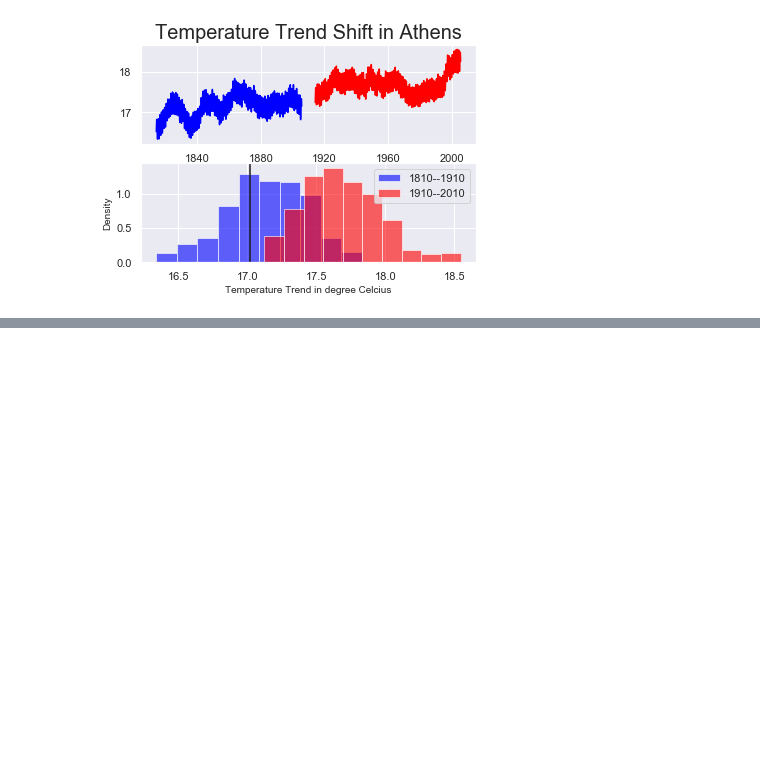
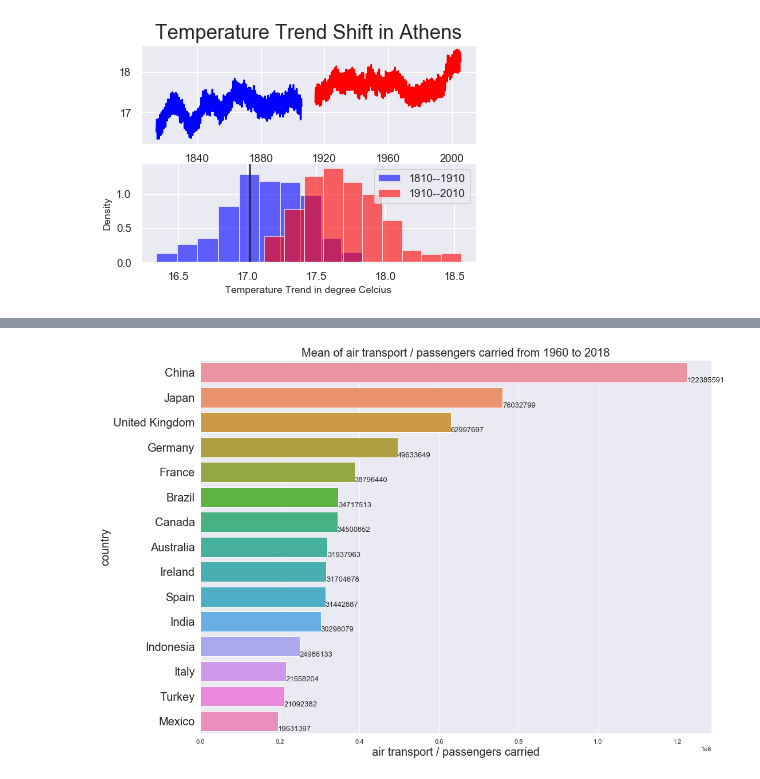
Before and after one commit to bijanfallah/Climate_Change_CIties_world, a Jupyter notebook: Climate_Change_plots.ipynb, the cells around one changed output, grey strips where cells are left out. Cells and saved outputs as stored; diff of their text form; code cells hidden in the pictures; blank space fills up the shorter version.

```diff
--- a/Climate_Change_plots.ipynb
+++ b/Climate_Change_plots.ipynb
@@ -833,0 +851,2 @@ this much of the recent climate is greater than the past climate :  0.9165971643
+# %%
+flight = pd.read_csv('API_IS/API_IS.AIR.PSGR_DS2_en_csv_v2_1120890.csv',sep=",", header=2)
@@ -833,0 +863,7 @@ this much of the recent climate is greater than the past climate :  0.9165971643
+# %%
+meann = np.nanmean(flight.iloc[:,5:], axis=1)
+#print(meann)
+#year = meann.index
+countries = flight['Country Name']
+data1 = {'country':countries,"air transport":meann}
+flight_df = pd.DataFrame(data1)
@@ -833,0 +879,5 @@ this much of the recent climate is greater than the past climate :  0.9165971643
+# %%
+flight_final = flight_df.join(lon_lat.set_index('country'), on='country')
+#flight_final.sort_values(by=['air transport'],  ascending=False)[:15]
+flight_final.head()
+#flight_final.sort_values(by=['air transport'],  ascending=False)[:15]
@@ -833,0 +910,21 @@ this much of the recent climate is greater than the past climate :  0.9165971643
+# %%
+sns.set(style="darkgrid")
+sns.set_color_codes("pastel")
+
+f, ax = plt.subplots(figsize=(16, 12))
+flight_final.dropna(inplace=True)
+ax = sns.barplot(x='air transport', y='country',  data=flight_final.sort_values(by=['air transport'],  ascending=False)[:15], saturation=0.8)
+plt.xlabel('air transport / passengers carried', fontsize=20)
+
+# add annotations
+[ax.text(p.get_width() + 3, p.get_y() + p.get_height(),
+         int(p.get_width()), fontsize=13)
+ for p in ax.patches]
+ax.set_ylabel("country",fontsize=20)
+#ax.set_yticklabels(ax.get_ytickslabels(), size = 15)
+_, ylabels = plt.yticks()
+ax.set_yticklabels(ylabels, size=20)
+plt.title('Mean of air transport / passengers carried from 1960 to 2018',fontsize=20)
+plt.show()
+# %% [output]
+[figure, added]
```
Also changed, not shown: parts of 6 cells of this notebook.
